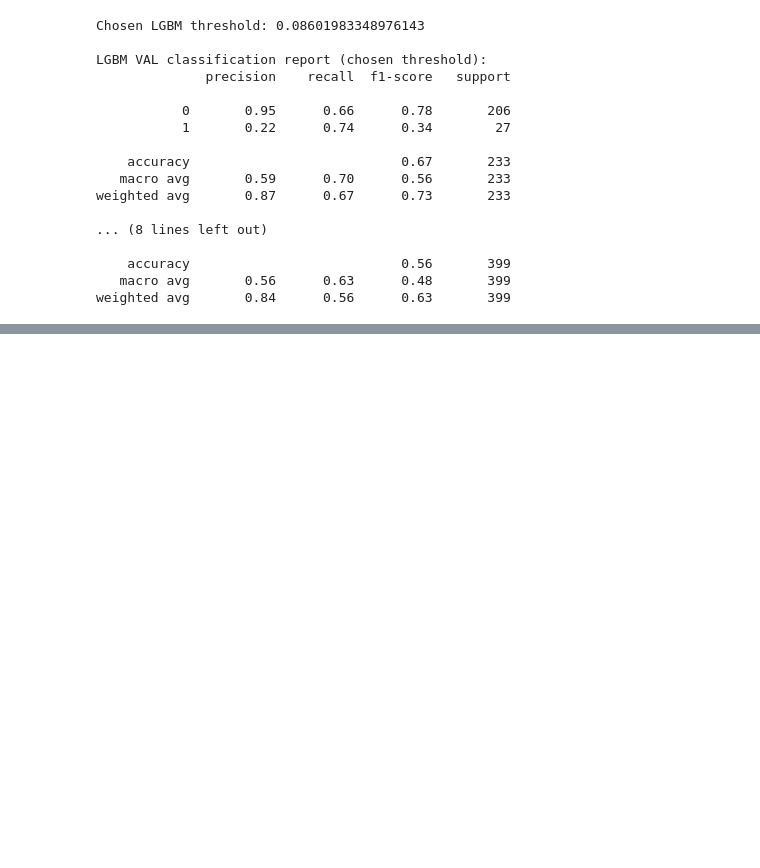
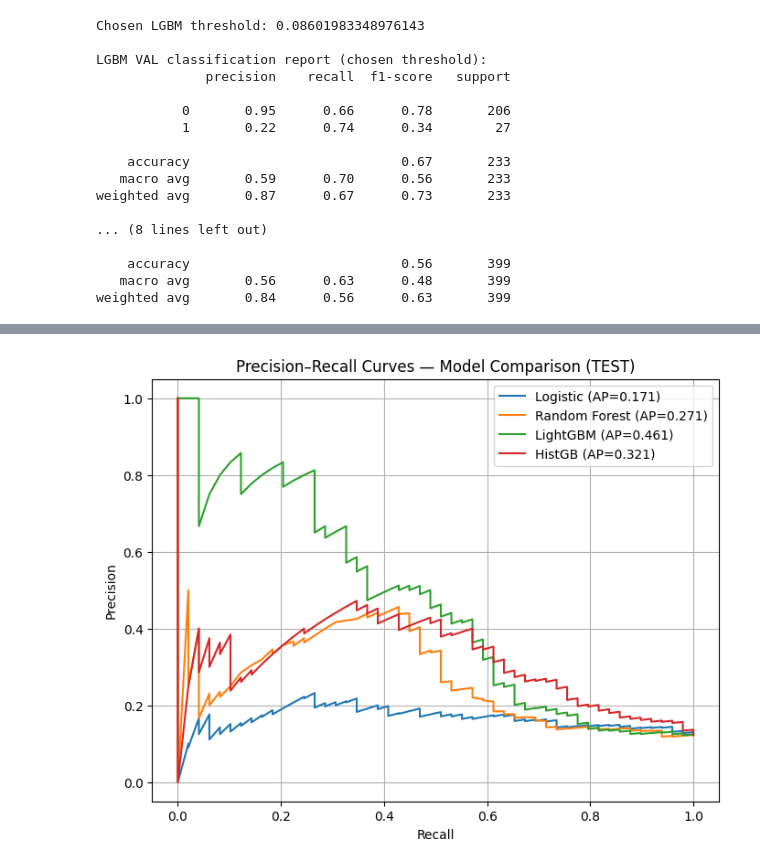
Before and after one commit to jmuhunyu/moniqo_project, a Jupyter notebook: moniqo_project.ipynb, the cells around one changed output, grey strips where cells are left out. Saved outputs shown, nothing was run; the diff lists cells and outputs as text; code cells hidden in the pictures; blank space fills up the shorter version.

```diff
--- a/moniqo_project.ipynb
+++ b/moniqo_project.ipynb
@@ -1973,0 +2705,19 @@ weighted avg       0.85      0.80      0.82       399
+# %%
+from sklearn.metrics import precision_recall_curve, average_precision_score
+
+plt.figure(figsize=(8,6))
+
+for name, model in models:
+    proba = model.predict_proba(X_test)[:, 1]
+    prec, rec, _ = precision_recall_curve(y_test, proba)
+    ap = average_precision_score(y_test, proba)
+    plt.plot(rec, prec, label=f"{name} (AP={ap:.3f})")
+
+plt.xlabel("Recall")
+plt.ylabel("Precision")
+plt.title("Precision–Recall Curves — Model Comparison (TEST)")
+plt.legend()
+plt.grid(True)
+plt.show()
+# %% [output]
+[figure, added]
```
Also changed, not shown: parts of 16 cells of this notebook, 3 other files.
